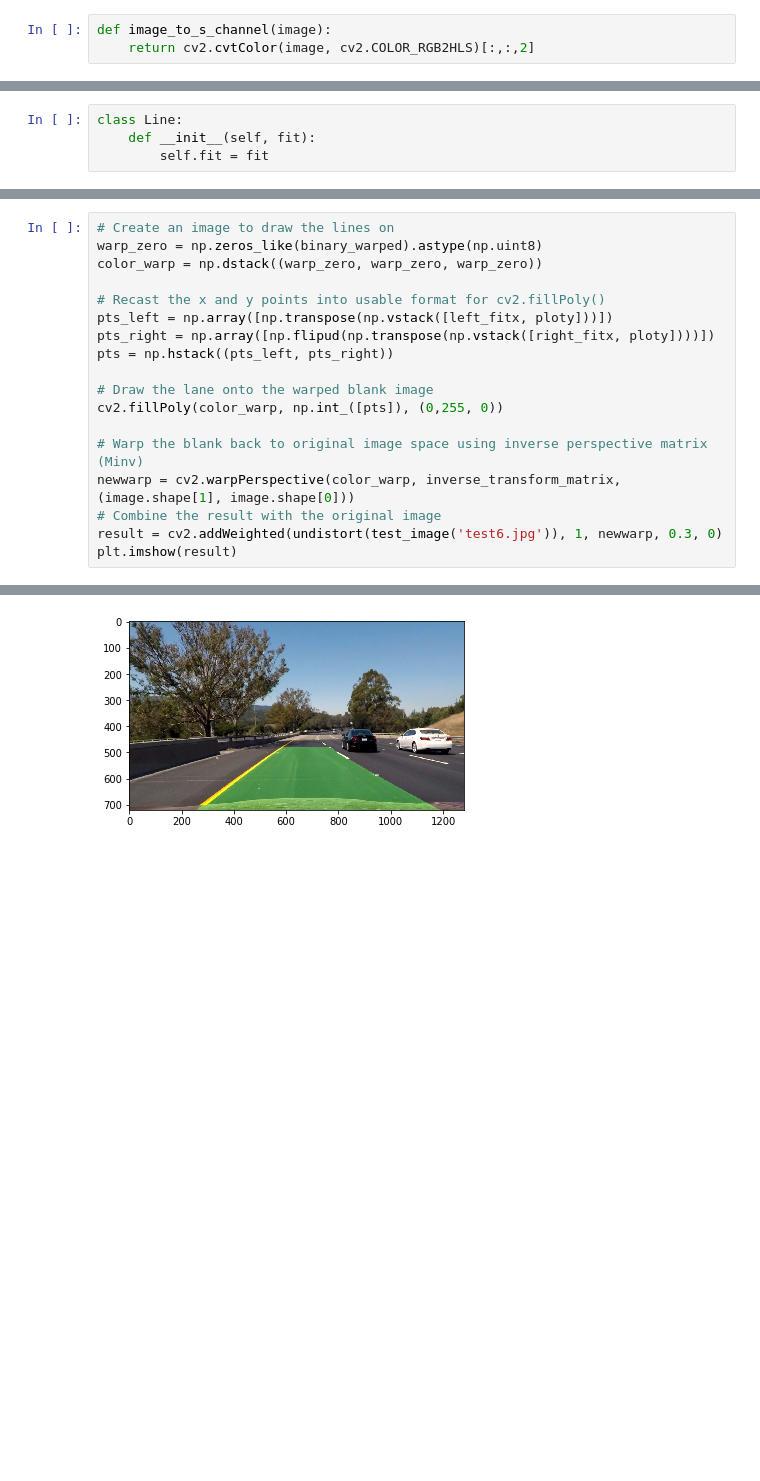
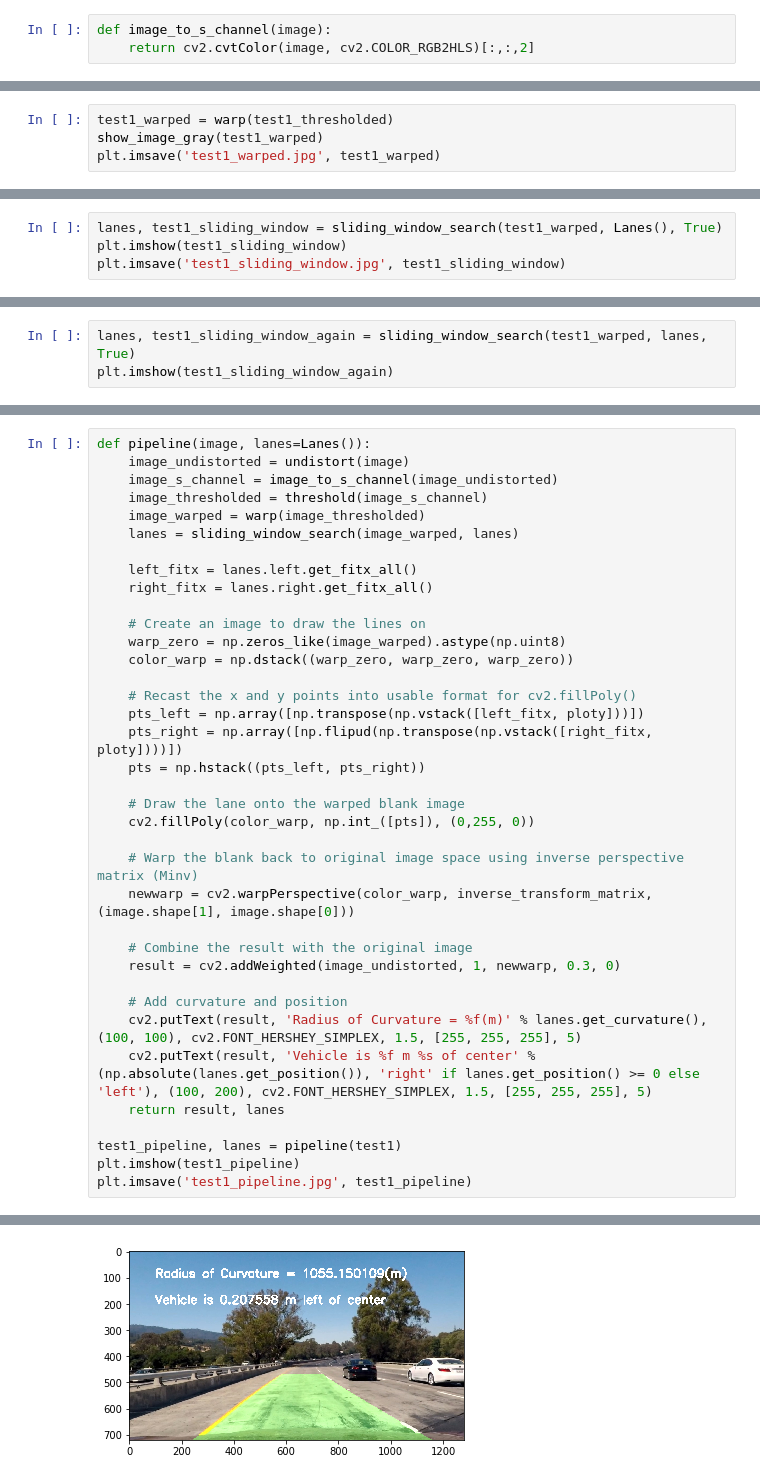
Before and after one commit to jasonzyl/CarND-Advanced-Lane-Lines, a Jupyter notebook: notebook.ipynb, the cells around one changed output, grey strips where cells are left out. Drawn from its saved outputs; the diff is of its cells as text; blank space fills up the shorter version.

```diff
--- a/notebook.ipynb
+++ b/notebook.ipynb
@@ -231,0 +230,4 @@ plt.imshow(binary_warped, cmap='gray')
+# %%
+test1_warped = warp(test1_thresholded)
+show_image_gray(test1_warped)
+plt.imsave('test1_warped.jpg', test1_warped)
@@ -243,4 +243,0 @@ plt.plot(histogram)
-# %%
-class Line:
-    def __init__(self, fit):
-        self.fit = fit
@@ -400,0 +481,4 @@ print(np.vstack([left_fitx, ploty]).shape)
+# %%
+lanes, test1_sliding_window = sliding_window_search(test1_warped, Lanes(), True)
+plt.imshow(test1_sliding_window)
+plt.imsave('test1_sliding_window.jpg', test1_sliding_window)
@@ -400,0 +489,3 @@ print(np.vstack([left_fitx, ploty]).shape)
+# %%
+lanes, test1_sliding_window_again = sliding_window_search(test1_warped, lanes, True)
+plt.imshow(test1_sliding_window_again)
@@ -401,19 +497,38 @@ print(np.vstack([left_fitx, ploty]).shape)
 # %%
-# Create an image to draw the lines on
-warp_zero = np.zeros_like(binary_warped).astype(np.uint8)
-color_warp = np.dstack((warp_zero, warp_zero, warp_zero))
+def pipeline(image, lanes=Lanes()):
+    image_undistorted = undistort(image)
+    image_s_channel = image_to_s_channel(image_undistorted)
+    image_thresholded = threshold(image_s_channel)
+    image_warped = warp(image_thresholded)
+    lanes = sliding_window_search(image_warped, lanes)
 
-# Recast the x and y points into usable format for cv2.fillPoly()
-pts_left = np.array([np.transpose(np.vstack([left_fitx, ploty]))])
-pts_right = np.array([np.flipud(np.transpose(np.vstack([right_fitx, ploty])))])
-pts = np.hstack((pts_left, pts_right))
+    left_fitx = lanes.left.get_fitx_all()
+    right_fitx = lanes.right.get_fitx_all()
 
-# Draw the lane onto the warped blank image
-cv2.fillPoly(color_warp, np.int_([pts]), (0,255, 0))
+    # Create an image to draw the lines on
+    warp_zero = np.zeros_like(image_warped).astype(np.uint8)
+    color_warp = np.dstack((warp_zero, warp_zero, warp_zero))
 
-# Warp the blank back to original image space using inverse perspective matrix (Minv)
-newwarp = cv2.warpPerspective(color_warp, inverse_transform_matrix, (image.shape[1], image.shape[0]))
-# Combine the result with the original image
-result = cv2.addWeighted(undistort(test_image('test6.jpg')), 1, newwarp, 0.3, 0)
-plt.imshow(result)
+    # Recast the x and y points into usable format for cv2.fillPoly()
+    pts_left = np.array([np.transpose(np.vstack([left_fitx, ploty]))])
+    pts_right = np.array([np.flipud(np.transpose(np.vstack([right_fitx, ploty])))])
+    pts = np.hstack((pts_left, pts_right))
+
+    # Draw the lane onto the warped blank image
+    cv2.fillPoly(color_warp, np.int_([pts]), (0,255, 0))
+
+    # Warp the blank back to original image space using inverse perspective matrix (Minv)
+    newwarp = cv2.warpPerspective(color_warp, inverse_transform_matrix, (image.shape[1], image.shape[0]))
+
+    # Combine the result with the original image
+    result = cv2.addWeighted(image_undistorted, 1, newwarp, 0.3, 0)
+
+    # Add curvature and position
+    cv2.putText(result, 'Radius of Curvature = %f(m)' % lanes.get_curvature(), (100, 100), cv2.FONT_HERSHEY_SIMPLEX, 1.5, [255, 255, 255], 5)
+    cv2.putText(result, 'Vehicle is %f m %s of center' % (np.absolute(lanes.get_position()), 'right' if lanes.get_position() >= 0 else 'left'), (100, 200), cv2.FONT_HERSHEY_SIMPLEX, 1.5, [255, 255, 255], 5)
+    return result, lanes
+
+test1_pipeline, lanes = pipeline(test1)
+plt.imshow(test1_pipeline)
+plt.imsave('test1_pipeline.jpg', test1_pipeline)
 # %% [output]
@@ -422 +535 @@ plt.imshow(result)
-[figure, old version]
+[figure, new version]
```
Also changed, not shown: parts of 39 cells of this notebook, 9 other files.
